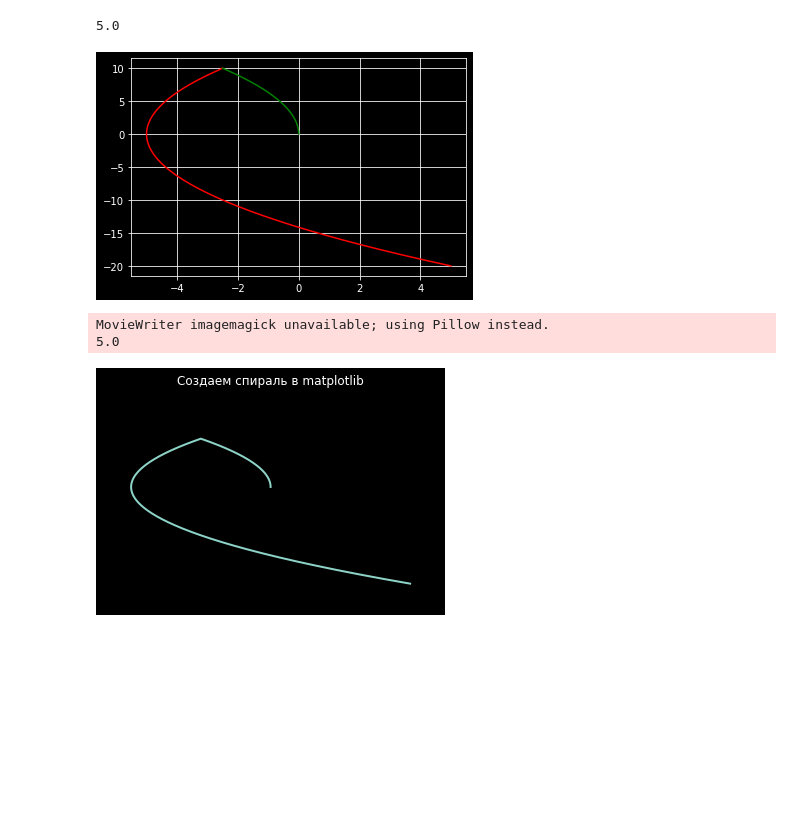
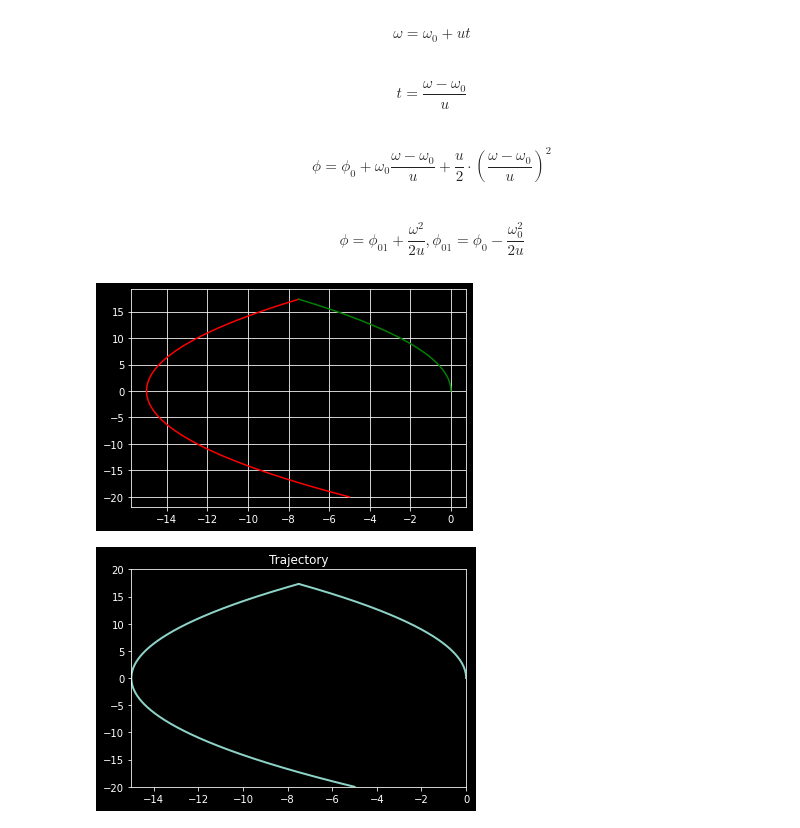
Before and after one commit to MariaKlimova/teorupr6, a Jupyter notebook: singleAxeRotation.ipynb, the cells around one changed output. Saved outputs shown, nothing was run; the diff lists cells and outputs as text; code cells hidden in the pictures; blank space fills up the shorter version.

Commit message:
added markdown and changed animation func

```diff
--- a/singleAxeRotation.ipynb
+++ b/singleAxeRotation.ipynb
@@ -8,3 +13,12 @@ import matplotlib.animation as animation
+# %% [markdown]
+$$ \omega = \omega_0 + ut$$
+# %% [markdown]
+$$ t = \frac{\omega - \omega_0}{u}$$
+# %% [markdown]
+$$\phi = \phi_0 + \omega_0 \frac{\omega - \omega_0}{u} + \frac{u}{2}\cdot (\frac{\omega - \omega_0}{u})^2$$
+# %% [markdown]
+$$\phi = \phi_{01} + \frac{\omega^2}{2u},
+\phi_{01} = \phi_0 - \frac{\omega_0^2}{2u} $$
 # %%
 class trajectory:
     def __init__(self, angle, speed, u):
@@ -42,7 +56,7 @@ class trajectory:
         x1 = self.define_first_range()
         x2 = self.define_second_range()
         return (x1, y1, x2, y2)
-    def visualize(self, xlim, ylim):
+    def visualize(self):
         fig1, ax1 = plt.subplots(1)
         (x1, y1, x2, y2) = self.calculate_trajectory()
         ax1.plot(y1(x1), x1, color='r')
@@ -50,7 +64,7 @@ class trajectory:
         ax1.grid(True)
         plt.show()
 
-    def animate(self, xlim, ylim):
+    def create_animation(self, xlim, ylim, filename):
         plt.style.use('dark_background')
         (x1, y1, x2, y2) = self.calculate_trajectory()
 
@@ -94,24 +108,21 @@ class trajectory:
 
 
         # Заголовок анимации
-        plt.title('Создаем спираль в matplotlib')
+        plt.title('Trajectory')
         # Скрываем лишние данные
-        plt.axis('off')
+        plt.axis('on')
 
         # Вызов анимации.
         anim = animation.FuncAnimation(fig, animate, init_func=init,
                                     frames=2000, interval=20, blit=True)
 
         # Сохраняем анимацию как gif файл
-        anim.save('trajectory.gif', writer='imagemagick')
+        anim.save(filename, writer='pillow')
 # %%
-trajectory(5, -20, 20).visualize([-6, 6], [-25, 20])
+trajectory(-5, -20, 20).visualize()
 # %% [output]
-5.0
-[figure, old version]
+[figure, new version]
 # %%
-trajectory(5, -20, 20).animate([-6, 6], [-25, 20])
+trajectory(-5, -20, 20).create_animation([-15, 0], [-20, 20], 'tr4.gif')
 # %% [output]
-MovieWriter imagemagick unavailable; using Pillow instead.
-5.0
-[figure, old version]
+[figure, new version]
```
Also changed, not shown: parts of 3 cells of this notebook, 2 other files.
